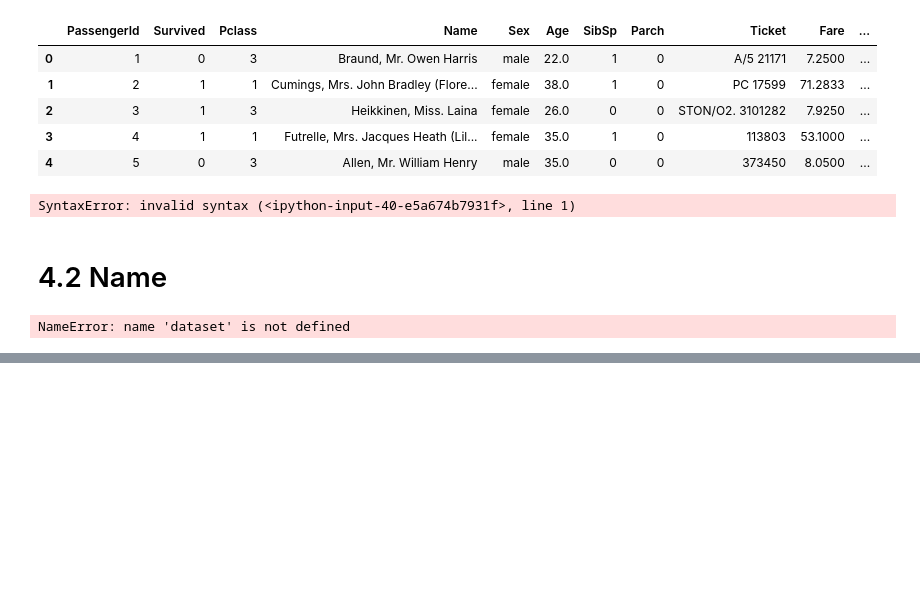
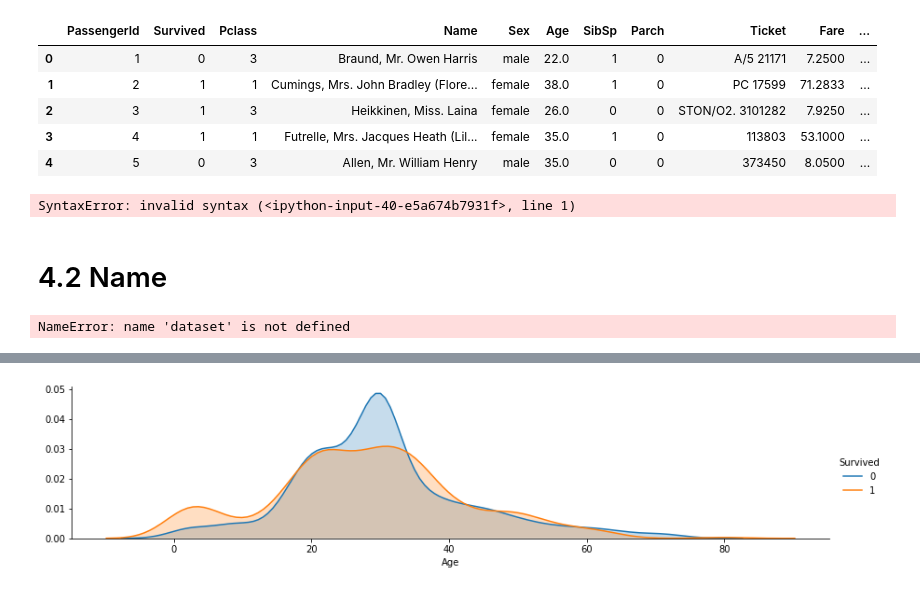
Before and after one commit to iamjinuk/bigman, a Jupyter notebook: 데이터 분석 연습 - 타이타닉.ipynb, the cells around one changed output, grey strips where cells are left out. Saved outputs shown, nothing was run; the diff lists cells and outputs as text; code cells hidden in the pictures; blank space fills up the shorter version.

```diff
--- a/데이터 분석 연습 - 타이타닉.ipynb
+++ b/데이터 분석 연습 - 타이타닉.ipynb
@@ -271,0 +358,9 @@ Name: Title, dtype: int64
+# %%
+facet = sns.FacetGrid(train, hue="Survived", aspect=4)
+facet.map(sns.kdeplot, 'Age', shade=True)
+# facet.set(xlim=(0,train['Age'].max()))
+facet.add_legend()
+
+plt.show()
+# %% [output]
+[figure, added]
```
Also changed, not shown: parts of 31 cells of this notebook.
